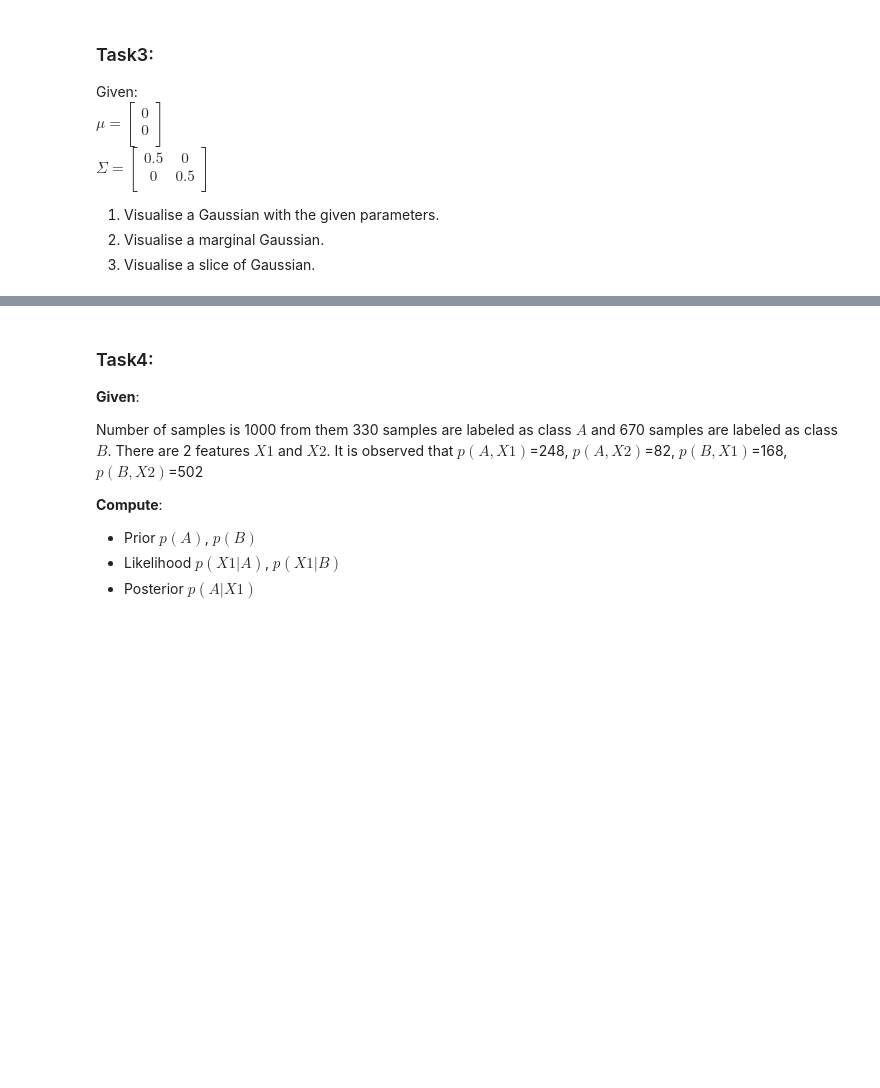
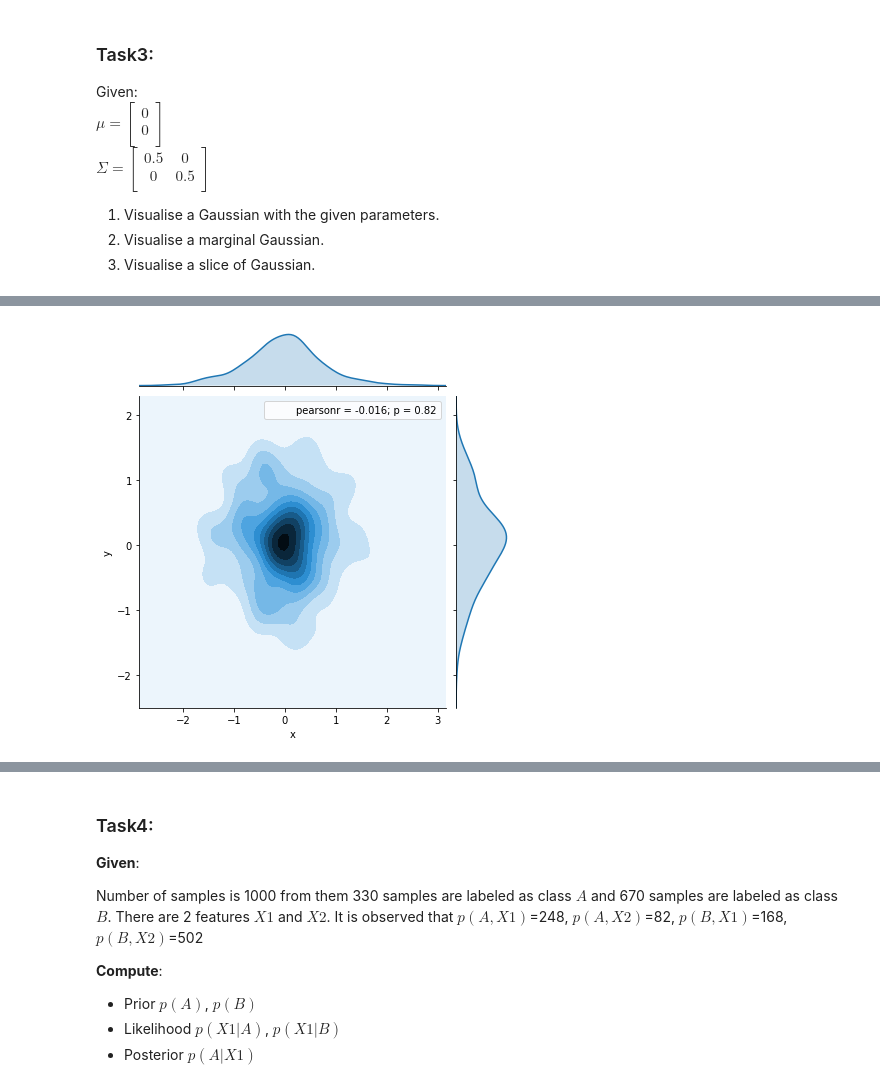
Before and after one commit to debaraj-barua/LearningAndAdaptivity-ss18, a Jupyter notebook: Assignment02/src/02_Exercise1_MaxL.ipynb, the cells around one changed output, grey strips where cells are left out. Saved outputs shown, nothing was run; the diff lists cells and outputs as text; code cells hidden in the pictures; blank space fills up the shorter version.

```diff
--- a/Assignment02/src/02_Exercise1_MaxL.ipynb
+++ b/Assignment02/src/02_Exercise1_MaxL.ipynb
@@ -105 +113,7 @@ plt.show()
+# %%
+# Marginal Gaussians against the two variables
+
+sns.jointplot(x="x", y="y", data=df, kind="kde");
+# %% [output]
+[figure, added]
 # %%
```
Also changed, not shown: parts of 8 cells of this notebook, 8 other files.
